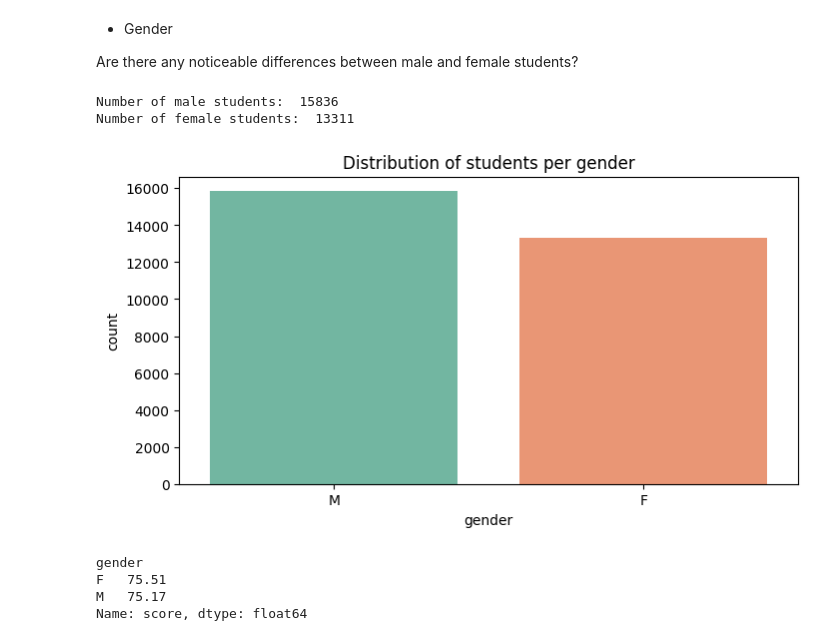
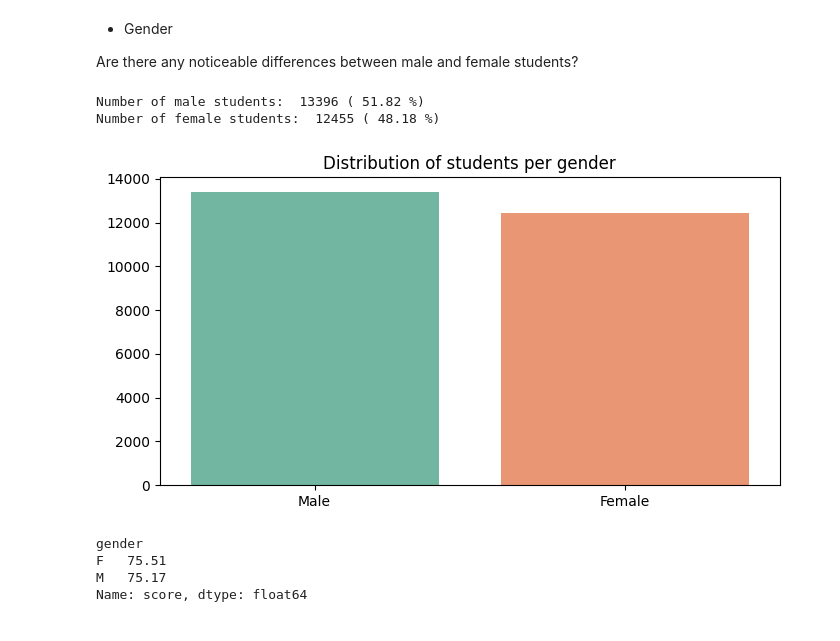
Before and after one commit to randmon/ucll_ti_data_and_ai_group_assignments, a Jupyter notebook: Assignment 2/assignment2.ipynb, the cells around one changed output. Drawn from its saved outputs; the diff is of its cells as text; code cells hidden in the pictures.

```diff
--- a/Assignment 2/assignment2.ipynb
+++ b/Assignment 2/assignment2.ipynb
@@ -608,16 +613,23 @@ student_assessments_info.head()
 Are there any noticeable differences between male and female students?
 # %%
 # How many female and male students are there?
-print('Number of male students: ', student_info_df[student_info_df['gender'] == 'M'].shape[0])
-print('Number of female students: ', student_info_df[student_info_df['gender'] == 'F'].shape[0])
+male_students = student_info_df[student_info_df['gender'] == 'M']
+male_students_count = male_students['id_student'].unique().size
+female_students = student_info_df[student_info_df['gender'] == 'F']
+female_students_count = female_students['id_student'].unique().size
+
+total_students_count = male_students_count + female_students_count
+
+print('Number of male students: ', male_students_count, '(', round(male_students_count / total_students_count * 100, 2), '%)')
+print('Number of female students: ', female_students_count, '(', round(female_students_count / total_students_count * 100, 2), '%)')
 
 fig, ax = plt.subplots(figsize=(8,4))
 ax.set_title("Distribution of students per gender")
-sns.countplot(x="gender", data=student_info_df, order=['M', 'F'], ax=ax, palette="Set2");
+sns.barplot(x=['Male', 'Female'], y=[male_students_count, female_students_count], ax=ax, palette="Set2");
 # %% [output]
-Number of male students:  15836
-Number of female students:  13311
+Number of male students:  13396 ( 51.82 %)
+Number of female students:  12455 ( 48.18 %)
-[figure, old version]
+[figure, new version]
 # %%
 # Average score per gender
 gendered_scores = student_assessments_info[(student_assessments_info['gender'] != 'Unknown') & (student_assessments_info['score'] >= 0)]
```
Also changed, not shown: parts of 6 cells of this notebook, 3 other files.
